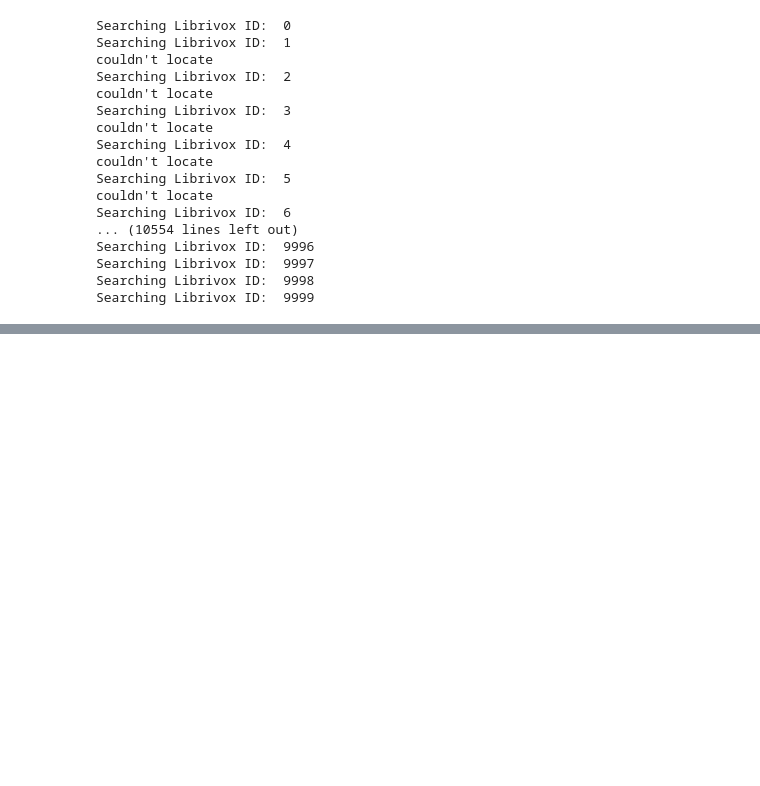
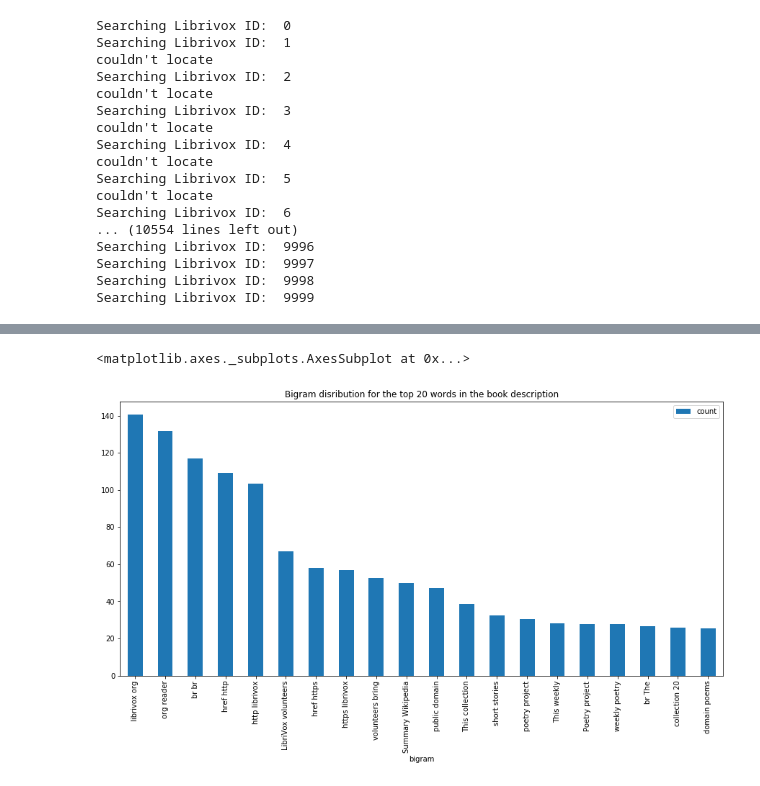
Before and after one commit to josephedward/Libridex, a Jupyter notebook: python/notebooks/exploratory.ipynb, the cells around one changed output, grey strips where cells are left out. Saved outputs shown, nothing was run; the diff lists cells and outputs as text; code cells hidden in the pictures; blank space fills up the shorter version.

```diff
--- a/python/notebooks/exploratory.ipynb
+++ b/python/notebooks/exploratory.ipynb
@@ -143,0 +112,23 @@ Children's Non-fiction
+# %%
+for x in test_book_df['description']:
+    if x=='nan':
+        print(x)
+# %%
+from sklearn.feature_extraction.text import TfidfVectorizer
+
+#Converting text descriptions into vectors using TF-IDF using Bigram
+tf = TfidfVectorizer(ngram_range=(2, 2), stop_words='english', lowercase = False)
+tfidf_matrix = tf.fit_transform(test_book_df['description'].values.astype('U'))
+total_words = tfidf_matrix.sum(axis=0)
+#Finding the word frequency
+freq = [(word, total_words[0, idx]) for word, idx in tf.vocabulary_.items()]
+freq =sorted(freq, key = lambda x: x[1], reverse=True)
+#converting into dataframe
+bigram = pd.DataFrame(freq)
+bigram.rename(columns = {0:'bigram', 1: 'count'}, inplace = True)
+#Taking first 20 records
+bigram = bigram.head(20)#Plotting the bigram distribution
+bigram.plot(x ='bigram', y='count', kind = 'bar', title = "Bigram disribution for the top 20 words in the book description", figsize = (15,7), )
+# %% [output]
+<matplotlib.axes._subplots.AxesSubplot at 0x...>
+[figure, added]
```
Also changed, not shown: parts of 11 cells of this notebook, 1 other file.
